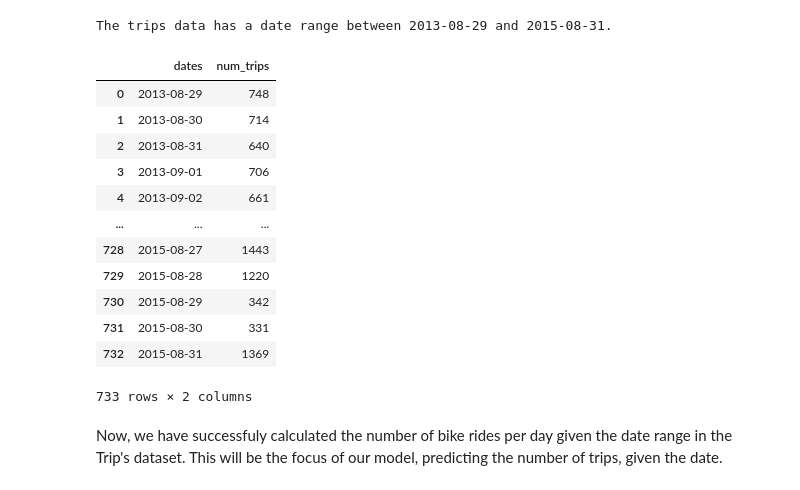
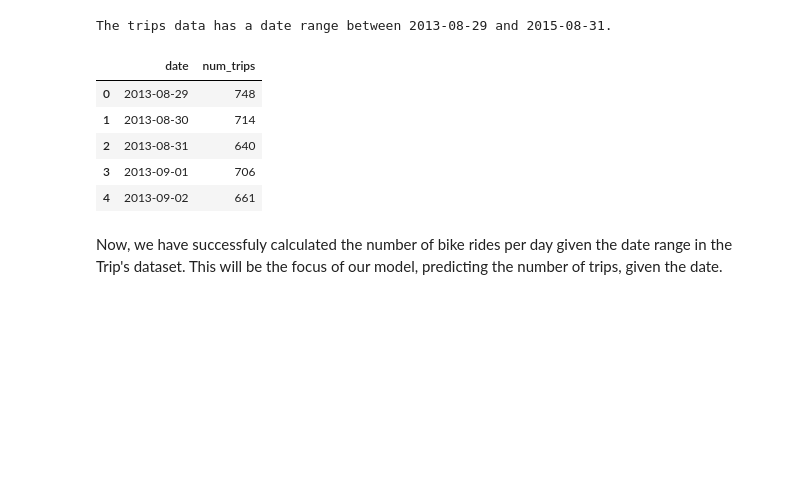
Before and after one commit to medmorales/Bike-Share-Regression-Model, a Jupyter notebook: SF Bike Share Prediction Model.ipynb, the cells around one changed output. Saved outputs shown, nothing was run; the diff lists cells and outputs as text; code cells hidden in the pictures; blank space fills up the shorter version.

Commit message:
Revisited some preprocessing of the data.

```diff
--- a/SF Bike Share Prediction Model.ipynb
+++ b/SF Bike Share Prediction Model.ipynb
@@ -171,9 +127,9 @@ trip["only_date"] = [d.date() for d in trip["start_date"]]
 # %%
 # Calculating daily trips and creating new dataframe.
 daily_count = pd.DataFrame(trip['only_date'].value_counts().reset_index())
-daily_count.columns = ['dates', 'num_trips']
+daily_count.columns = ['date', 'num_trips']
 # %%
 # sort the dataframe by date
-train_data = daily_count.sort_values('dates')
+train_data = daily_count.sort_values('date')
 train_data.reset_index(drop = True, inplace = True)
 # %%
@@ -182,20 +138,13 @@ print('The trips data has a date range between ' + str(train_data.dates.min())
 # %% [output]
 The trips data has a date range between 2013-08-29 and 2015-08-31.
 # %%
-train_data
+train_data.head()
 # %% [output]
-|  | dates | num_trips |
+|  | date | num_trips |
 | 0 | 2013-08-29 | 748 |
 | 1 | 2013-08-30 | 714 |
 | 2 | 2013-08-31 | 640 |
 | 3 | 2013-09-01 | 706 |
 | 4 | 2013-09-02 | 661 |
-| ... | ... | ... |
-| 728 | 2015-08-27 | 1443 |
-| 729 | 2015-08-28 | 1220 |
-| 730 | 2015-08-29 | 342 |
-| 731 | 2015-08-30 | 331 |
-| 732 | 2015-08-31 | 1369 |
-733 rows × 2 columns
 # %% [markdown]
 Now, we have successfuly calculated the number of bike rides per day given the date range in the Trip's dataset. This will be the focus of our model, predicting the number of trips, given the date.
```
Also changed, not shown: parts of 41 cells of this notebook.
